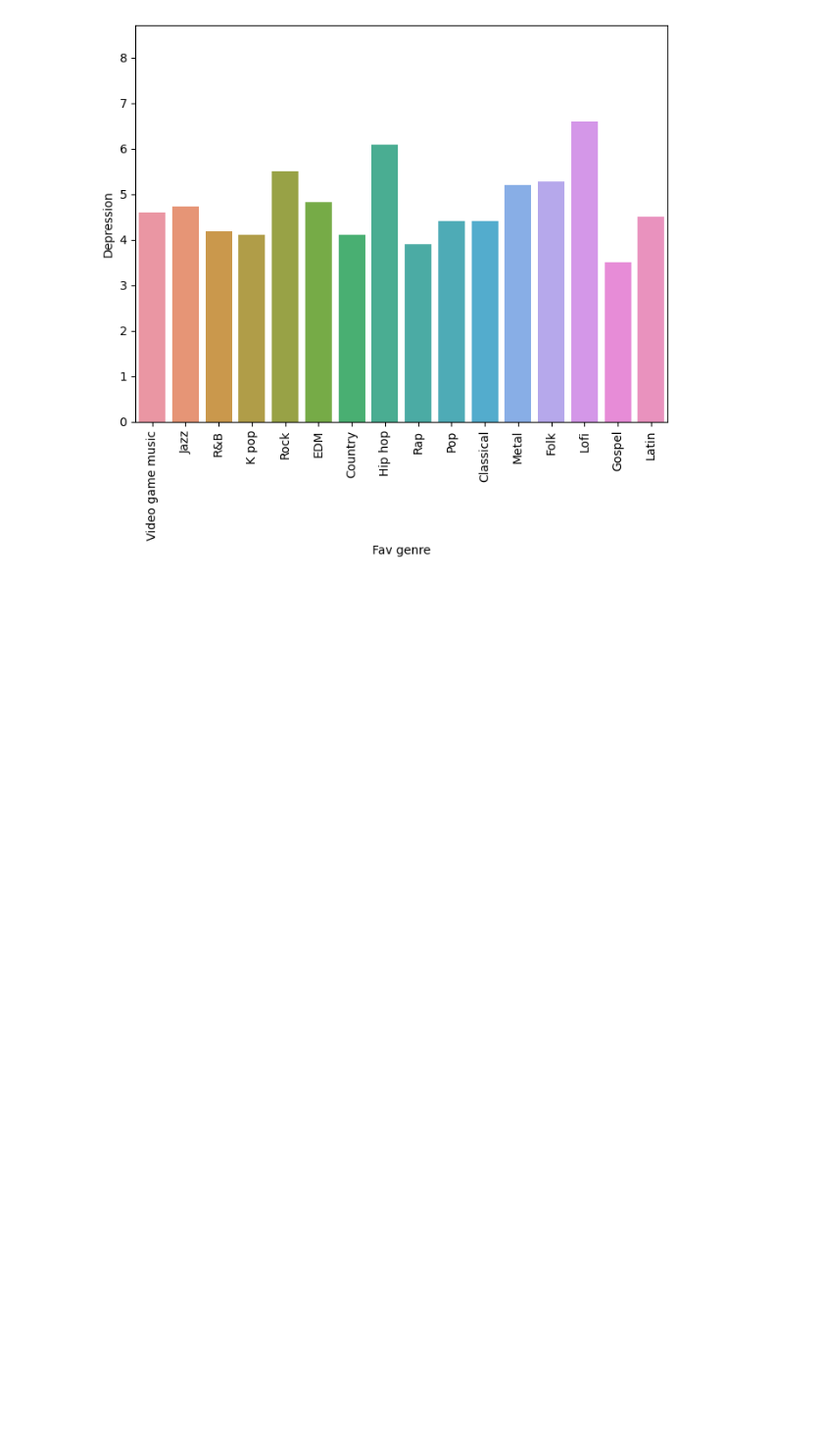
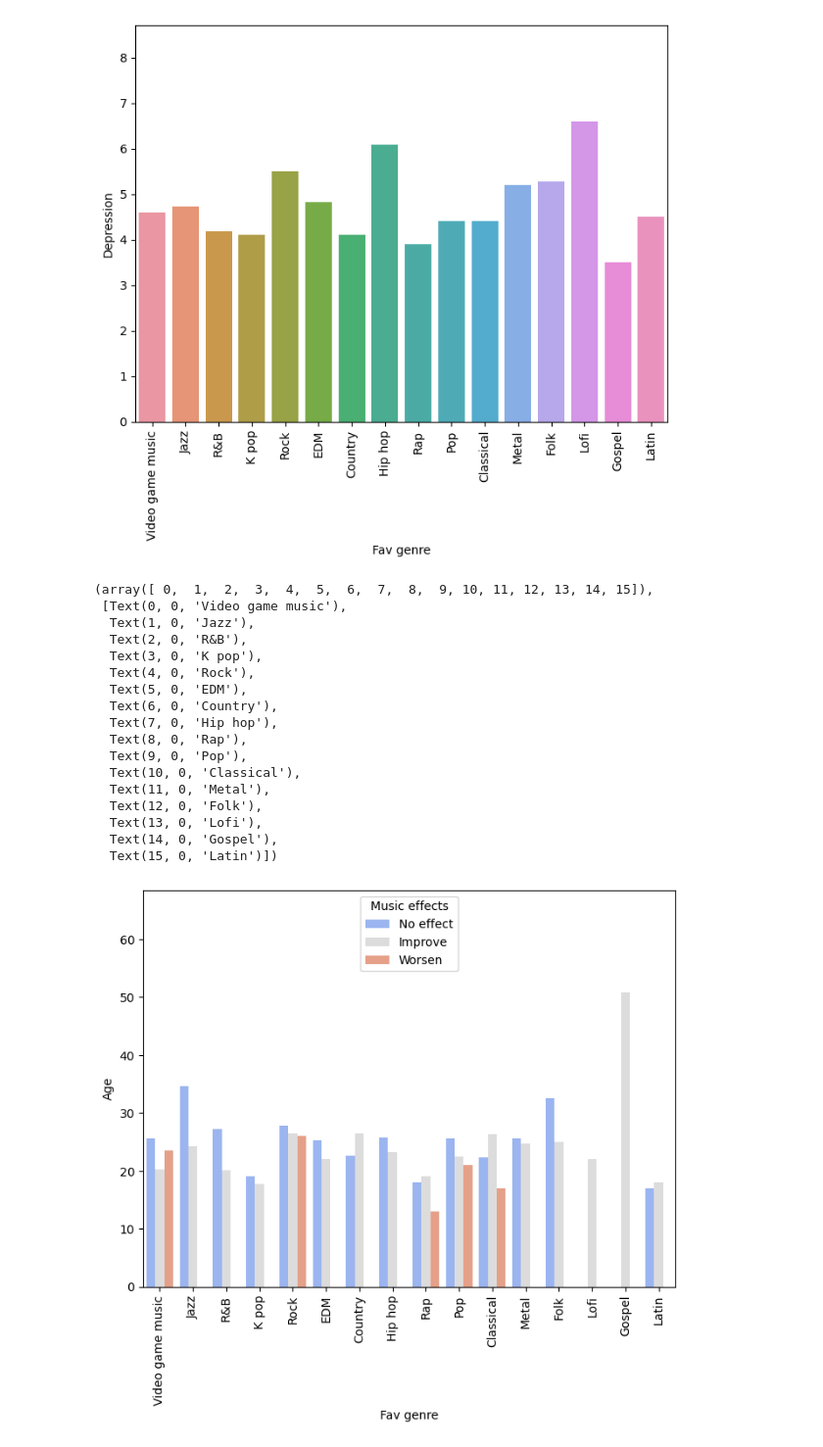
Before and after one commit to tdorsey0601/DV-Prov-23, a Jupyter notebook: Survey_Results.ipynb, the cells around one changed output. Shown: that part at 98% size. Drawn from its saved outputs; the diff is of its cells as text; code cells hidden in the pictures; blank space fills up the shorter version.

Commit message:
music effect graphs

```diff
--- a/Survey_Results.ipynb
+++ b/Survey_Results.ipynb
@@ -631,3 +631,26 @@ plt.xticks(rotation=90)
   Text(14, 0, 'Gospel'),
   Text(15, 0, 'Latin')])
 [figure]
+# %%
+plt.figure(figsize=(8,6))
+sns.barplot(x=mxmh_cleaned_df['Fav genre'], y=mxmh_cleaned_df['Age'], hue=mxmh_cleaned_df['Music effects'], errwidth=0, palette='coolwarm')
+plt.xticks(rotation=90)
+# %% [output]
+(array([ 0,  1,  2,  3,  4,  5,  6,  7,  8,  9, 10, 11, 12, 13, 14, 15]),
+ [Text(0, 0, 'Video game music'),
+  Text(1, 0, 'Jazz'),
+  Text(2, 0, 'R&B'),
+  Text(3, 0, 'K pop'),
+  Text(4, 0, 'Rock'),
+  Text(5, 0, 'EDM'),
+  Text(6, 0, 'Country'),
+  Text(7, 0, 'Hip hop'),
+  Text(8, 0, 'Rap'),
+  Text(9, 0, 'Pop'),
+  Text(10, 0, 'Classical'),
+  Text(11, 0, 'Metal'),
+  Text(12, 0, 'Folk'),
+  Text(13, 0, 'Lofi'),
+  Text(14, 0, 'Gospel'),
+  Text(15, 0, 'Latin')])
+[figure, added]
```
